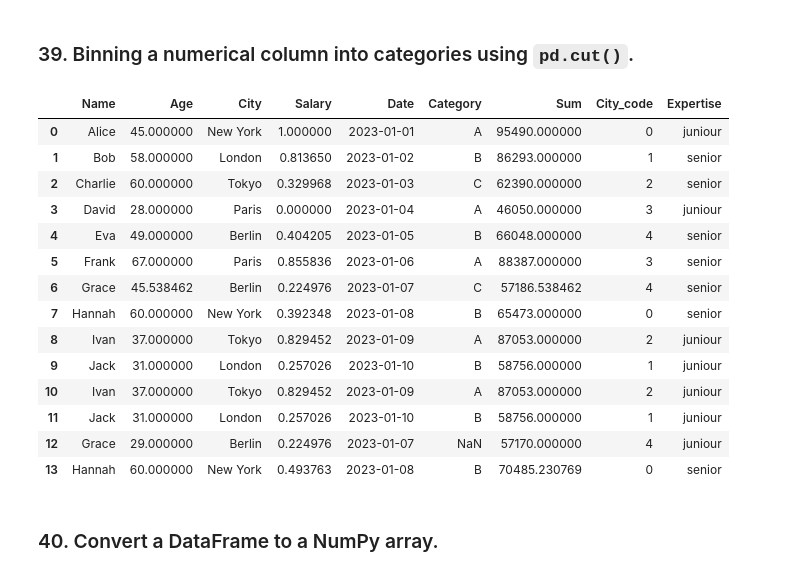
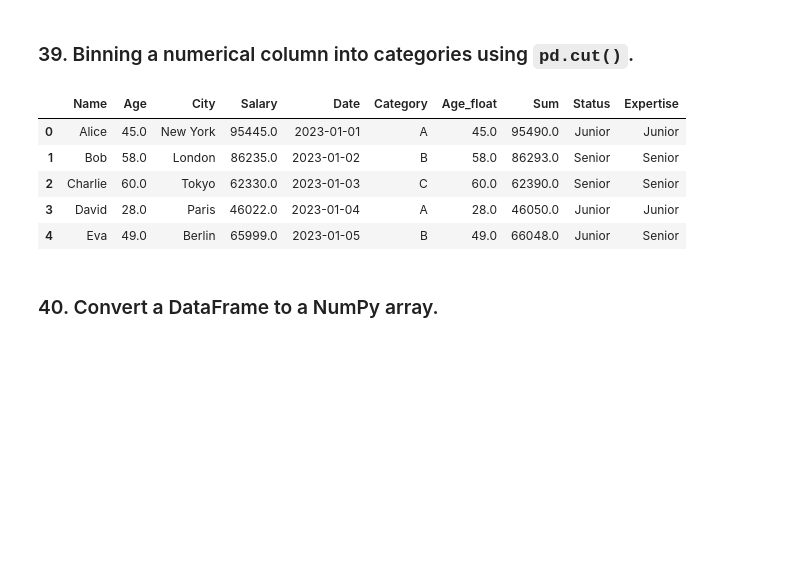
Before and after one commit to GiGiMolki/Solve-with-GiGi, a Jupyter notebook: Pandas/Pandas_100_Key_GiGi.ipynb, the cells around one changed output. Drawn from its saved outputs; the diff is of its cells as text; code cells hidden in the pictures; blank space fills up the shorter version.

```diff
--- a/Pandas/Pandas_100_Key_GiGi.ipynb
+++ b/Pandas/Pandas_100_Key_GiGi.ipynb
@@ -482,5 +966,9 @@ csv["Sum"] = csv.apply(lambda col : col["Age"] + col["Salary"],axis=1)
 # %% [markdown]
 ### 35. Rename multiple columns in a DataFrame.
 # %%
-csv.rename(columns={"Age" : "AGE","Sum" : "SUM"})
+# Rename multiple columns in the DataFrame using the 'rename' method
+csv.rename(columns={"Age": "Age_in_Years", "Salary": "Annual_Salary", "Sum": "Total_Sum"}, inplace=True)
+
+# Display the updated DataFrame with renamed columns
+print(csv[['Age_in_Years', 'Annual_Salary', 'Total_Sum']])
 # %% [output]
@@ -502,7 +990,9 @@ csv.rename(columns={"Age" : "AGE","Sum" : "SUM"})
 # %% [markdown]
 ### 36. Convert categorical columns into numerical values.
 # %%
-csv["City_code"] = pd.factorize(csv["City"])[0]
-print(csv[["City","City_code"]])
-pd.to_numeric(csv["Category"],errors="coerce")
+# Convert the 'Category' column (categorical) into numerical values using 'pd.factorize'
+csv["Category_Numeric"] = pd.factorize(csv["Category"])[0]
+
+# Display the DataFrame with the newly added numerical 'Category_Numeric' column
+print(csv[['Category', 'Category_Numeric']])
 # %% [output]
@@ -539,4 +1014,8 @@ Name: Category, dtype: float64
 # %% [markdown]
 ### 37. Create a new column based on conditions using `apply()`.
 # %%
-csv["Sum"] = csv.apply(lambda col : col["Age"] + col["Salary"],axis=1)
+# Create a new column 'Status' based on Age using apply() and a lambda function
+csv["Status"] = csv.apply(lambda row: "Senior" if row["Age"] >= 50 else "Junior", axis=1)
+
+# Display the relevant columns to check results
+print(csv[["Name", "Age", "Status"]])
@@ -543,8 +1038,14 @@ csv["Sum"] = csv.apply(lambda col : col["Age"] + col["Salary"],axis=1)
 # %% [markdown]
 ### 38. Normalize all numeric columns in a DataFrame.
 # %%
-csv["Salary"] =(csv["Salary"]-csv["Salary"].min()) / (csv["Salary"].max()-csv["Salary"].min())
-csv
+# Select numeric columns
+numeric_cols = csv.select_dtypes(include='number').columns
+
+# Normalize each numeric column using min-max scaling
+csv[numeric_cols] = csv[numeric_cols].apply(lambda col: (col - col.min()) / (col.max() - col.min()))
+
+# Display the normalized DataFrame
+csv.head()
 # %% [output]
 |  | Name | Age | City | Salary | Date | Category | Sum | City_code |
 | 0 | Alice | 45.000000 | New York | 1.000000 | 2023-01-01 | A | 95490.000000 | 0 |
@@ -564,26 +1065,22 @@ csv
 # %% [markdown]
 ### 39. Binning a numerical column into categories using `pd.cut()`.
 # %%
-bins=[0,45,70]
-lables=["juniour","senior"]
-csv["Expertise"] = pd.cut(csv["Age"],bins=bins,labels=lables)
-csv
+# Define the bins and corresponding labels
+bins = [0, 45, 70]
+labels = ["Junior", "Senior"]
+
+# Use pd.cut() to categorize the Age column
+csv["Expertise"] = pd.cut(csv["Age"], bins=bins, labels=labels, right=True)
+
+# Display the updated DataFrame
+csv.head()
 # %% [output]
-|  | Name | Age | City | Salary | Date | Category | Sum | City_code | Expertise |
-| 0 | Alice | 45.000000 | New York | 1.000000 | 2023-01-01 | A | 95490.000000 | 0 | juniour |
-| 1 | Bob | 58.000000 | London | 0.813650 | 2023-01-02 | B | 86293.000000 | 1 | senior |
-| 2 | Charlie | 60.000000 | Tokyo | 0.329968 | 2023-01-03 | C | 62390.000000 | 2 | senior |
-| 3 | David | 28.000000 | Paris | 0.000000 | 2023-01-04 | A | 46050.000000 | 3 | juniour |
-| 4 | Eva | 49.000000 | Berlin | 0.404205 | 2023-01-05 | B | 66048.000000 | 4 | senior |
-| 5 | Frank | 67.000000 | Paris | 0.855836 | 2023-01-06 | A | 88387.000000 | 3 | senior |
-| 6 | Grace | 45.538462 | Berlin | 0.224976 | 2023-01-07 | C | 57186.538462 | 4 | senior |
-| 7 | Hannah | 60.000000 | New York | 0.392348 | 2023-01-08 | B | 65473.000000 | 0 | senior |
-| 8 | Ivan | 37.000000 | Tokyo | 0.829452 | 2023-01-09 | A | 87053.000000 | 2 | juniour |
-| 9 | Jack | 31.000000 | London | 0.257026 | 2023-01-10 | B | 58756.000000 | 1 | juniour |
-| 10 | Ivan | 37.000000 | Tokyo | 0.829452 | 2023-01-09 | A | 87053.000000 | 2 | juniour |
-| 11 | Jack | 31.000000 | London | 0.257026 | 2023-01-10 | B | 58756.000000 | 1 | juniour |
-| 12 | Grace | 29.000000 | Berlin | 0.224976 | 2023-01-07 | NaN | 57170.000000 | 4 | juniour |
-| 13 | Hannah | 60.000000 | New York | 0.493763 | 2023-01-08 | B | 70485.230769 | 0 | senior |
+|  | Name | Age | City | Salary | Date | Category | Age_float | Sum | Status | Expertise |
+| 0 | Alice | 45.0 | New York | 95445.0 | 2023-01-01 | A | 45.0 | 95490.0 | Junior | Junior |
+| 1 | Bob | 58.0 | London | 86235.0 | 2023-01-02 | B | 58.0 | 86293.0 | Senior | Senior |
+| 2 | Charlie | 60.0 | Tokyo | 62330.0 | 2023-01-03 | C | 60.0 | 62390.0 | Senior | Senior |
+| 3 | David | 28.0 | Paris | 46022.0 | 2023-01-04 | A | 28.0 | 46050.0 | Junior | Junior |
+| 4 | Eva | 49.0 | Berlin | 65999.0 | 2023-01-05 | B | 49.0 | 66048.0 | Junior | Senior |
 # %% [markdown]
 ### 40. Convert a DataFrame to a NumPy array.
 # %%
```
Also changed, not shown: parts of 112 cells of this notebook, 2 other files.
